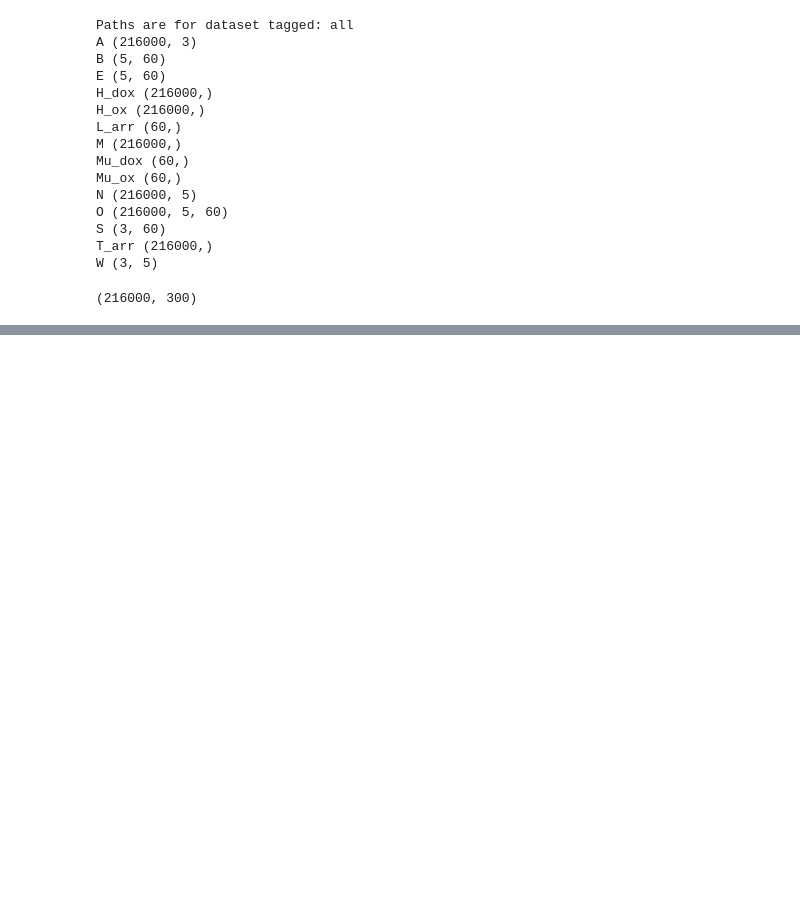
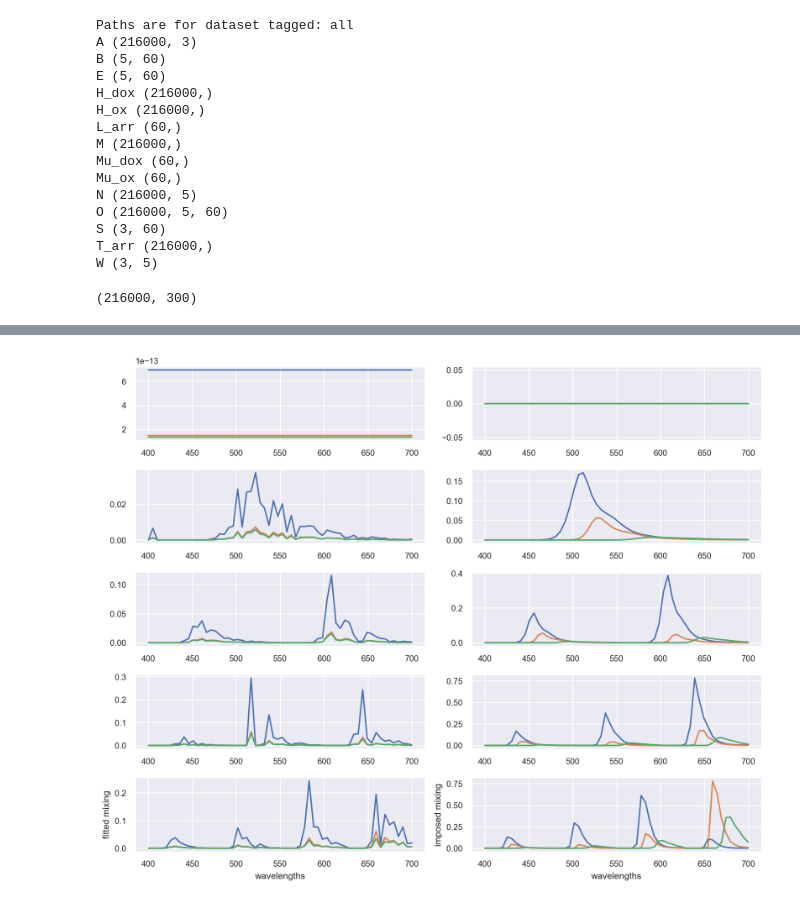
Before and after one commit to AllenInstitute/sourcesep, a Jupyter notebook: notebooks/11_nmf_tests.ipynb, the cells around one changed output, grey strips where cells are left out. Saved outputs shown, nothing was run; the diff lists cells and outputs as text; code cells hidden in the pictures; blank space fills up the shorter version.

```diff
--- a/notebooks/11_nmf_tests.ipynb
+++ b/notebooks/11_nmf_tests.ipynb
@@ -35,9 +35,18 @@ W (3, 5)
 # prepare data and ground truth
 O = f['O'][:]
 A = f['A'][:]
+L_arr = f['L_arr'][:]
 
 # flatten channels
 O = O.reshape(O.shape[0],-1)
-O.shape
+print(O.shape)
 # %% [output]
 (216000, 300)
+# %%
+# Ignoring hemodynamics, we can construct the mixing matrix as:
+Wij  = f['W'][:]
+Sil = f['S'][:]
+
+Mjl = np.einsum('ij,il->ijl', Wij, Sil)
+Mjl = Mjl.reshape(3, -1)
+M = Mjl.T.copy()
@@ -63,0 +104,21 @@ def standardize(x):
+# %%
+n_factors = 3
+n_lasers = 5
+fig, ax = plt.subplots(5,2, figsize=(10,8))
+W_norm = W / (np.sum(W,axis=1, keepdims=True) + 1e-10)
+
+for laser in range(n_lasers):
+    idx = np.arange(L_arr.size)*laser
+    for factor in range(n_factors):
+        ax[laser,0].plot(L_arr, W[idx,factor])
+
+for laser in range(n_lasers):
+    idx = np.arange(L_arr.size)*laser
+    for factor in range(n_factors):
+        ax[laser,1].plot(L_arr, M[idx,factor])
+
+ax[n_lasers-1,0].set(xlabel='wavelengths', ylabel='fitted mixing')
+ax[n_lasers-1,1].set(xlabel='wavelengths', ylabel='imposed mixing')
+plt.tight_layout()
+# %% [output]
+[figure, added]
```
Also changed, not shown: parts of 8 cells of this notebook, 4 other files.
